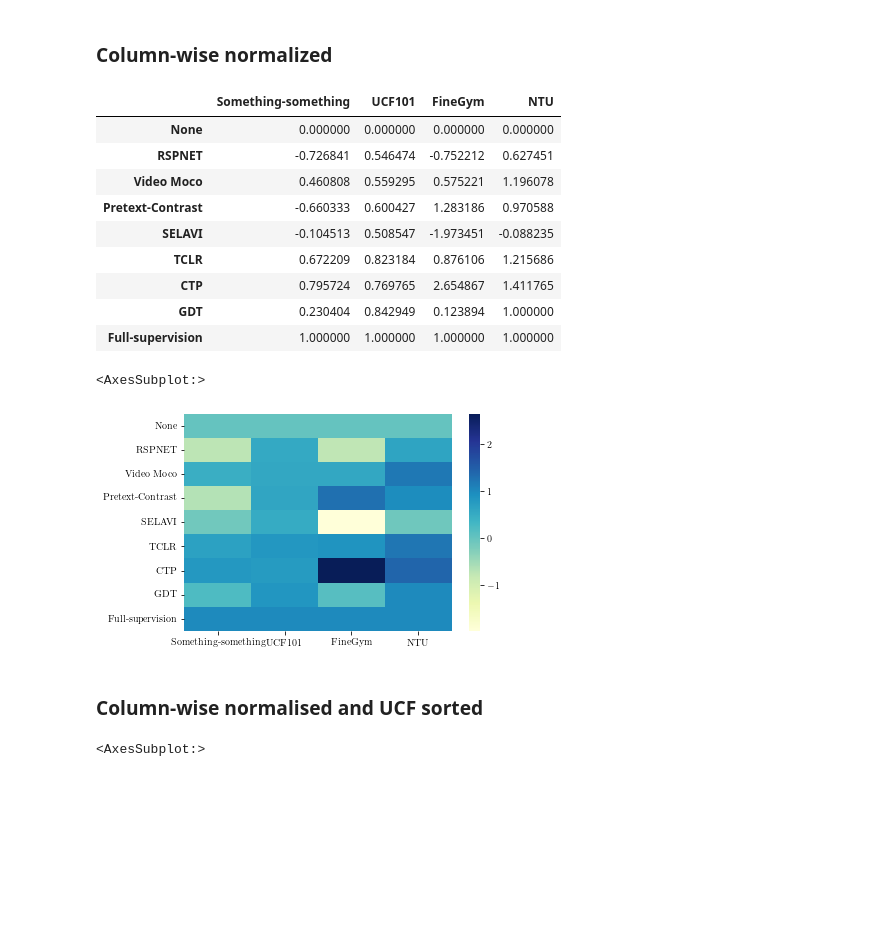
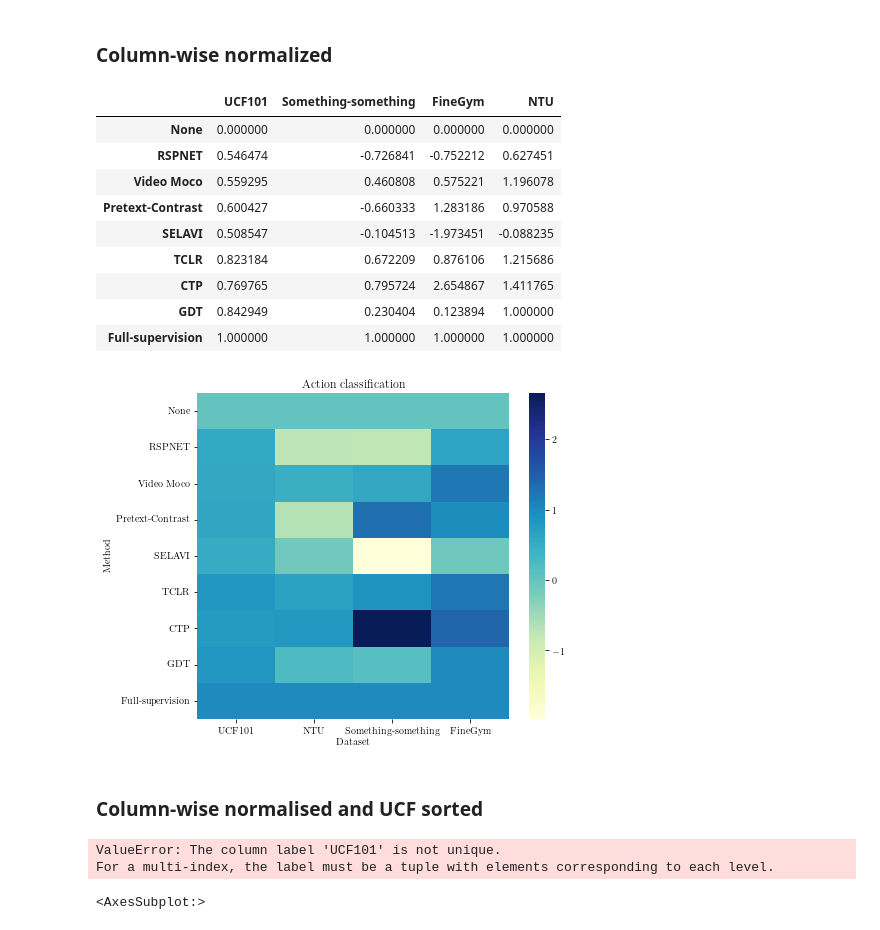
Before and after one commit to bpiyush/ViDA-SSL, a Jupyter notebook: misc/plotting/action_classification_results.ipynb, the cells around one changed output. Drawn from its saved outputs; the diff is of its cells as text; code cells hidden in the pictures; blank space fills up the shorter version.

Commit message:
Adds result plots so far (07/12/2021)

```diff
--- a/misc/plotting/action_classification_results.ipynb
+++ b/misc/plotting/action_classification_results.ipynb
@@ -45,7 +60,7 @@ Index(['None', 'RSPNET', 'Video Moco', 'Pretext-Contrast', 'SELAVI', 'TCLR',
       dtype='object')
 # %%
 # reorder columns
-df = df.reindex(df.mean().sort_values().index, axis=1)
+# df = df.reindex(df.mean().sort_values().index, axis=1)
 # %%
 df
 # %% [output]
@@ -98,25 +105,38 @@ norm_df=(df-df.loc["None"])/(df.loc["Full-supervision"]-df.loc["None"])
 # %%
 norm_df
 # %% [output]
-|  | Something-something | UCF101 | FineGym | NTU |
+|  | UCF101 | Something-something | FineGym | NTU |
 | None | 0.000000 | 0.000000 | 0.000000 | 0.000000 |
-| RSPNET | -0.726841 | 0.546474 | -0.752212 | 0.627451 |
-| Video Moco | 0.460808 | 0.559295 | 0.575221 | 1.196078 |
-| Pretext-Contrast | -0.660333 | 0.600427 | 1.283186 | 0.970588 |
-| SELAVI | -0.104513 | 0.508547 | -1.973451 | -0.088235 |
-| TCLR | 0.672209 | 0.823184 | 0.876106 | 1.215686 |
-| CTP | 0.795724 | 0.769765 | 2.654867 | 1.411765 |
-| GDT | 0.230404 | 0.842949 | 0.123894 | 1.000000 |
+| RSPNET | 0.546474 | -0.726841 | -0.752212 | 0.627451 |
+| Video Moco | 0.559295 | 0.460808 | 0.575221 | 1.196078 |
+| Pretext-Contrast | 0.600427 | -0.660333 | 1.283186 | 0.970588 |
+| SELAVI | 0.508547 | -0.104513 | -1.973451 | -0.088235 |
+| TCLR | 0.823184 | 0.672209 | 0.876106 | 1.215686 |
+| CTP | 0.769765 | 0.795724 | 2.654867 | 1.411765 |
+| GDT | 0.842949 | 0.230404 | 0.123894 | 1.000000 |
 | Full-supervision | 1.000000 | 1.000000 | 1.000000 | 1.000000 |
+# %%
+norm_df.columns = [["UCF101", "NTU", "Something-something", "FineGym"]]
 # %%
-sns.heatmap(norm_df, cmap="YlGnBu")
+fig, ax = plt.subplots(1, 1, figsize=(7, 6))
+
+sns.heatmap(norm_df, cmap="YlGnBu", ax=ax)
+
+ax.set_title("Action classification")
+
+ax.set_xlabel("Dataset")
+ax.set_ylabel("Method")
+
+plt.show()
 # %% [output]
-<AxesSubplot:>
-[figure, old version]
+[figure, new version]
 # %% [markdown]
 ### Column-wise normalised and UCF sorted
 # %%
 sorted_norm_df = norm_df.sort_values(by=["UCF101"], ascending=[True])
+# %% [output]
+ValueError: The column label 'UCF101' is not unique.
+For a multi-index, the label must be a tuple with elements corresponding to each level.
 # %%
 sorted_norm_df = sorted_norm_df[["UCF101", "NTU", "FineGym", "Something-something"]]
 # %%
```
Also changed, not shown: parts of 13 cells of this notebook, 11 other files.
